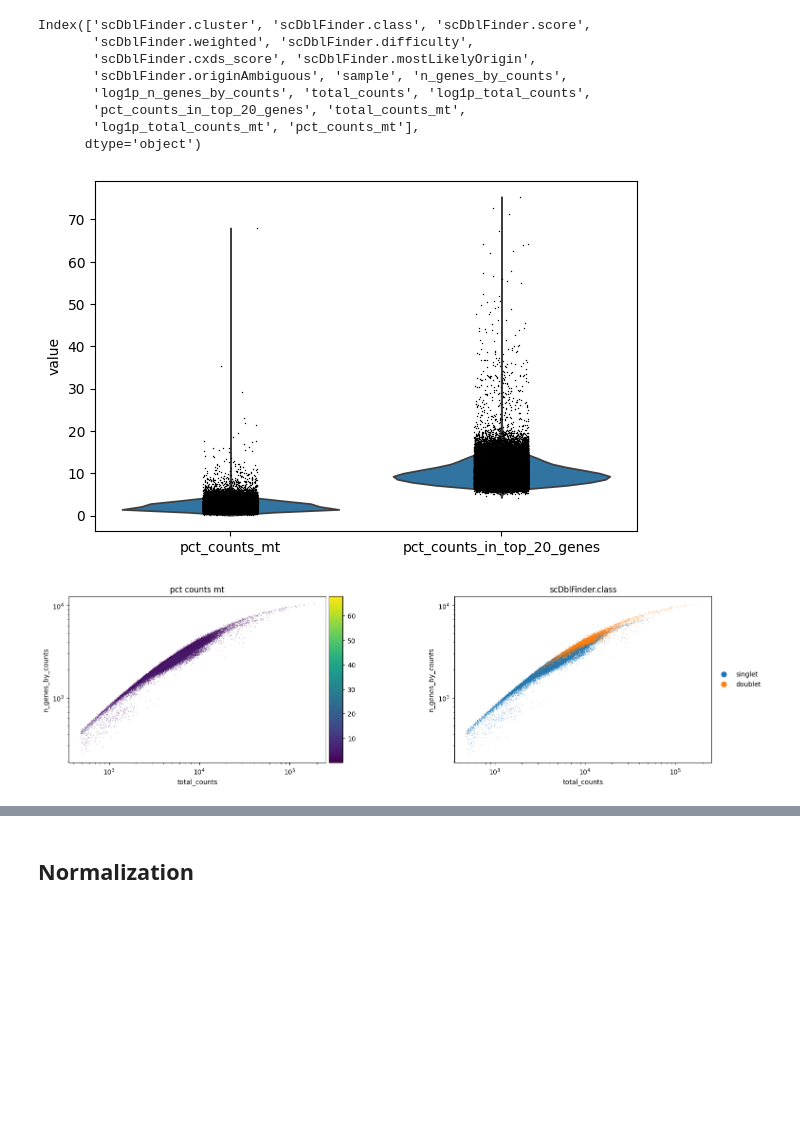
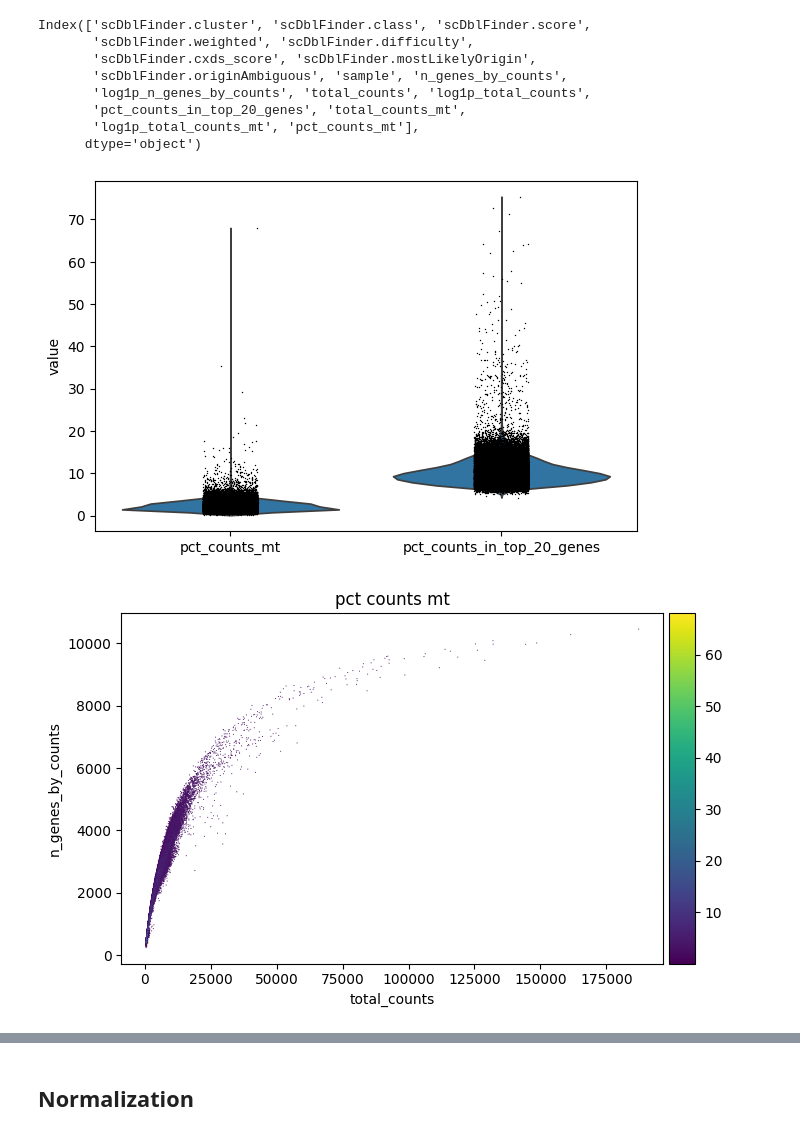
Before and after one commit to nirreiter/scRNA_methods, a Jupyter notebook: 2 - preprocessing_python.ipynb, the cells around one changed output, grey strips where cells are left out. Cells and saved outputs as stored; diff of their text form; code cells hidden in the pictures; blank space fills up the shorter version.

Commit message:
Better figures

```diff
--- a/2 - preprocessing_python.ipynb
+++ b/2 - preprocessing_python.ipynb
@@ -60,10 +61,10 @@ Index(['scDblFinder.cluster', 'scDblFinder.class', 'scDblFinder.score',
       dtype='object')
 # %%
 sc.pl.violin(adata, ["pct_counts_mt", "pct_counts_in_top_20_genes"])
-axes = sc.pl.scatter(adata, "total_counts", "n_genes_by_counts", color=["pct_counts_mt", "scDblFinder.class"], show=False)
-for ax in axes:
-    ax.set_xscale("log")
-    ax.set_yscale("log")
+axes = sc.pl.scatter(adata, "total_counts", "n_genes_by_counts", color="pct_counts_mt", show=False)
+# for ax in axes:
+#     ax.set_xscale("log")
+#     ax.set_yscale("log")
 # %% [output]
 [figure]
-[figure, old version]
+[figure, new version]
```
Also changed, not shown: parts of 13 cells of this notebook, 2 other files.
